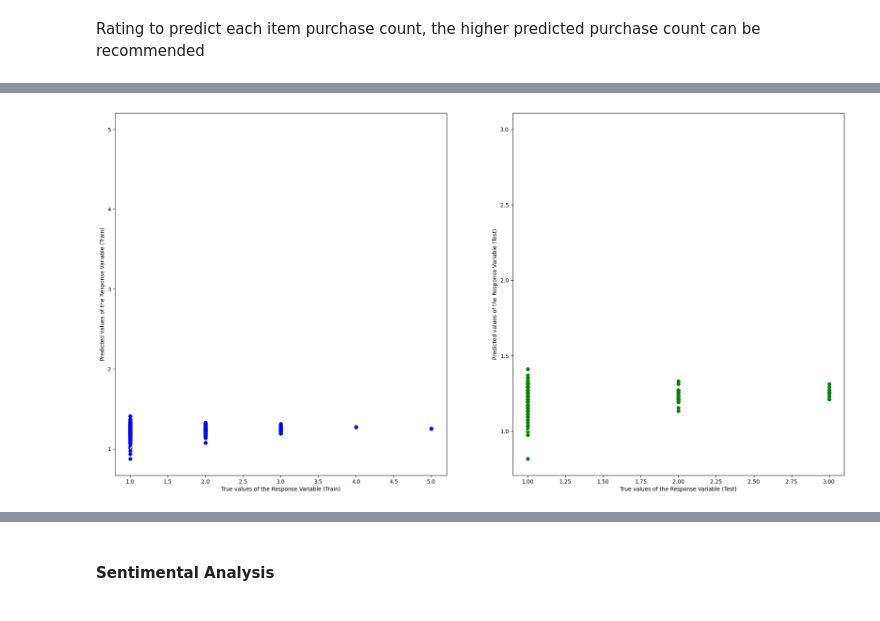
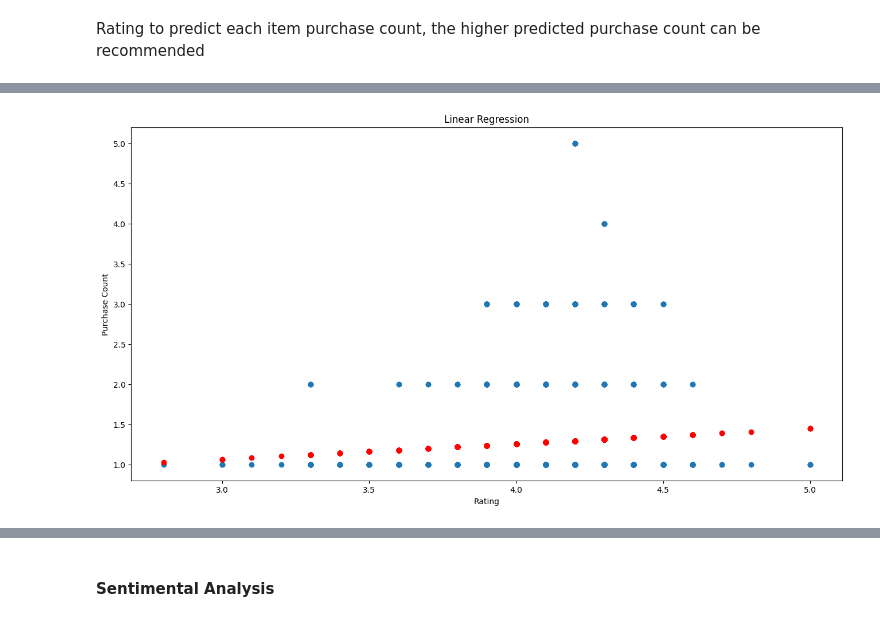
Before and after one commit to krittika2101/SC1015--Amazon-Sales-Recommendation-System, a Jupyter notebook: Amazon_Sales_Recommendation_System.ipynb, the cells around one changed output, grey strips where cells are left out. Cells and saved outputs as stored; diff of their text form; code cells hidden in the pictures.

Commit message:
Linear Regression Update

```diff
--- a/Amazon_Sales_Recommendation_System.ipynb
+++ b/Amazon_Sales_Recommendation_System.ipynb
@@ -576,14 +559,6 @@ purchase_counts.columns = ['product_name', 'purchase_count']
 amazon_sales = pd.merge(amazon_sales, purchase_counts)
 
 
-# Calculate the average rating for each product
-average_ratings = amazon_sales.groupby('product_name')['rating'].mean().reset_index()
-average_ratings.columns = ['product_name', 'average_rating']
-
-# Merge purchase counts with amazon_sales
-amazon_sales = pd.merge(amazon_sales, average_ratings)
-
-
 
 amazon_sales.head()
 # %% [output]
@@ -594,47 +569,76 @@ amazon_sales.head()
 | 3 | B098NS6PVG | Ambrane Unbreakable 60W / 3A Fast... | Computers & Accessories | USBCables | 199.0 | 349.0 | ... |
 | 4 | B098NS6PVG | Ambrane Unbreakable 60W / 3A Fast... | Computers & Accessories | USBCables | 199.0 | 349.0 | ... |
 # %%
+
 # Select features (independent variables) and target (dependent variable)
-X = amazon_sales[['average_rating']]  # Independent variable: average_rating
+X = amazon_sales[['rating']]  # Independent variable: rating
 y = amazon_sales[['purchase_count']]   # Dependent variable: purchase count
 
-# Split the Dataset into Train and Test
-X_train, X_test, y_train, y_test = train_test_split(X, y, test_size = 0.25)
+# Split data into train and test set
+train_size = int(len(amazon_sales) * 0.8)
+X_train, X_test = X[:train_size], X[train_size:]
+y_train, y_test = y[:train_size], y[train_size:]
 
-# Linear Regression using Train Data
-linreg = LinearRegression()         # create the linear regression object
-linreg.fit(X_train, y_train)        # train the linear regression model
+print("Train Set :", X_train.shape, y_train.shape)
+print("Test Set  :", X_test.shape, y_test.shape)
+
+# Create a Linear Regression object
+linreg = LinearRegression()
+
+# Train the Linear Regression model
+linreg.fit(X_train, y_train)
 
 # Coefficients of the Linear Regression line
-print('Intercept of Regression \t: b = ', linreg.intercept_)
-print('Coefficients of Regression \t: a = ', linreg.coef_)
-print()
+print('Intercept \t: b = ', linreg.intercept_)
+print('Coefficients \t: a = ', linreg.coef_)
 
-# Predict Total values corresponding to HP
+# Predict Purchase Count corresponding to Rating in the training set
 y_train_pred = linreg.predict(X_train)
 y_test_pred = linreg.predict(X_test)
 
-# Check the Goodness of Fit (on Train Data)
-print("Goodness of Fit of Model \tTrain Dataset")
+# Plot the Linear Regression line
+plt.figure(figsize=(16, 8))
+plt.scatter(X_train, y_train)
+plt.scatter(X_train, y_train_pred, color='red')  # Plotting the regression line
+plt.xlabel('Rating')
+plt.ylabel('Purchase Count')
+plt.title('Linear Regression')
+plt.show()
+
+# Explained Variance (R^2)
 print("Explained Variance (R^2) \t:", linreg.score(X_train, y_train))
-print("Mean Squared Error (MSE) \t:", mean_squared_error(y_train, y_train_pred))
-print()
 
-# Check the Goodness of Fit (on Test Data)
-print("Goodness of Fit of Model \tTest Dataset")
+# Mean Squared Error (MSE)
+def mean_sq_err(actual, predicted):
+    '''Returns the Mean Squared Error of actual and predicted values'''
+    return np.mean(np.square(np.array(actual) - np.array(predicted)))
+
+
+mse = mean_sq_err(y_train, y_train_pred)
+print("Mean Squared Error (MSE) \t:", mse)
+print("Root Mean Squared Error (RMSE) \t:", np.sqrt(mse))
+
+# Predict Total values corresponding to HP Test
+total_test_pred = linreg.predict(X_test)
+
+# Plot the Predictions
+f = plt.figure(figsize=(16, 8))
+plt.scatter(X_test, y_test, color = "green")
+plt.scatter(X_test, y_test_pred, color = "red")
+plt.show()
+
+# Predict Total values corresponding to HP Test
+total_test_pred = linreg.predict(X_test)
+
+# Explained Variance (R^2)
 print("Explained Variance (R^2) \t:", linreg.score(X_test, y_test))
-print("Mean Squared Error (MSE) \t:", mean_squared_error(y_test, y_test_pred))
-print()
 
-# Plot the Predictions vs the True values
-f, axes = plt.subplots(1, 2, figsize=(24, 12))
-axes[0].scatter(y_train, y_train_pred, color = "blue")
-axes[0].plot(y_train, y_train, 'w-', linewidth = 1)
-axes[0].set_xlabel("True values of the Response Variable (Train)")
-axes[0].set_ylabel("Predicted values of the Response Variable (Train)")
-axes[1].scatter(y_test, y_test_pred, color = "green")
-axes[1].plot(y_test, y_test, 'w-', linewidth = 1)
-axes[1].set_xlabel("True values of the Response Variable (Test)")
-axes[1].set_ylabel("Predicted values of the Response Variable (Test)")
-plt.show()
+# Mean Squared Error (MSE)
+def mean_sq_err(actual, predicted):
+    '''Returns the Mean Squared Error of actual and predicted values'''
+    return np.mean(np.square(np.array(actual) - np.array(predicted)))
+
+mse = mean_sq_err(y_test, y_test_pred)
+print("Mean Squared Error (MSE) \t:", mse)
+print("Root Mean Squared Error (RMSE) \t:", np.sqrt(mse))
 # %% [output]
@@ -651 +649 @@ Mean Squared Error (MSE)        : 0.25278102767120464
-[figure, old version]
+[figure, new version]
```
Also changed, not shown: parts of 7 cells of this notebook.
